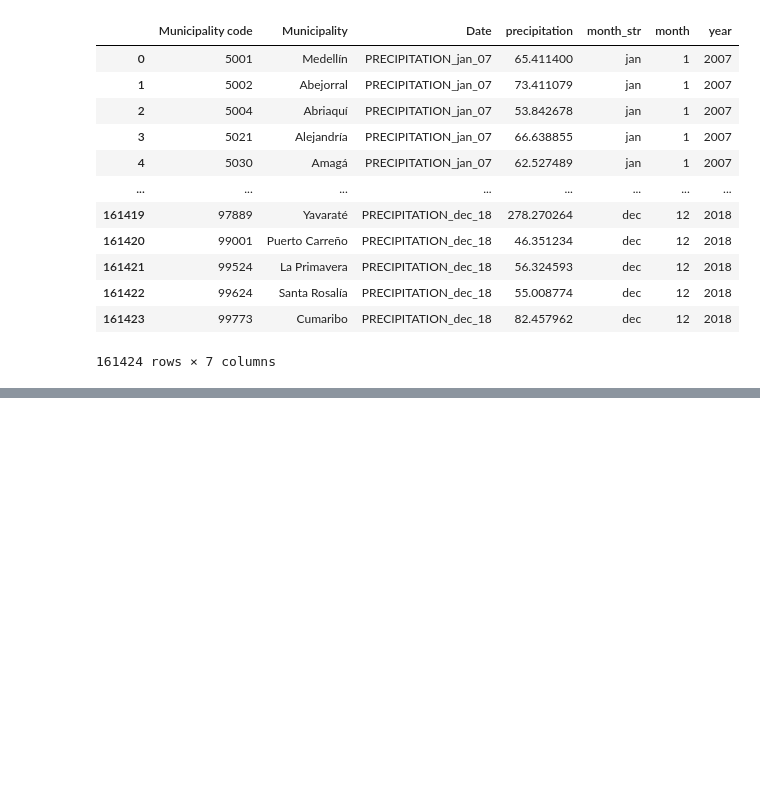
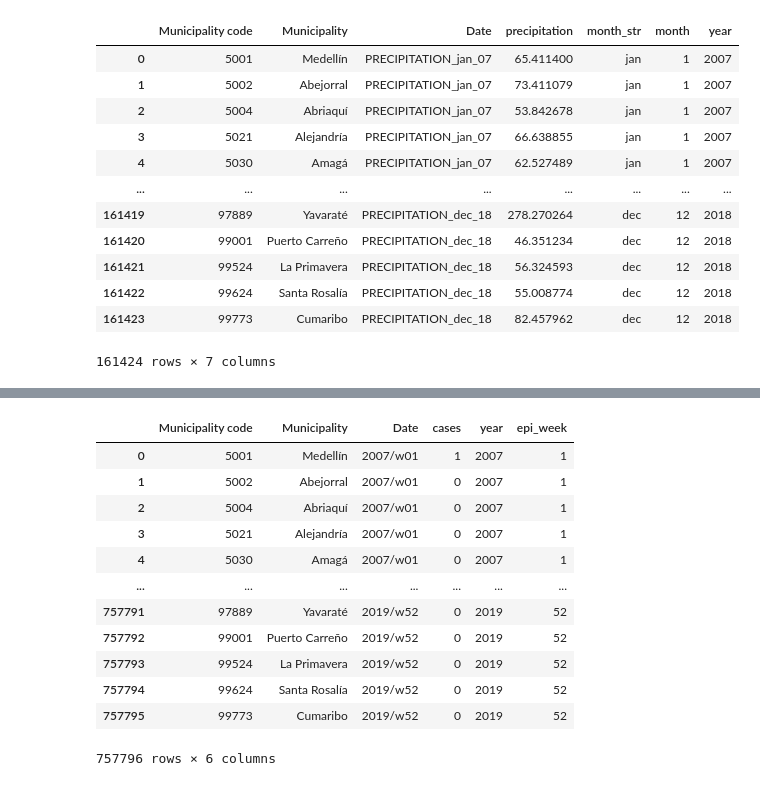
Before and after one commit to cposada8/dataton_make_health, a Jupyter notebook: EDA/Generar_data_colombia.ipynb, the cells around one changed output, grey strips where cells are left out. Cells and saved outputs as stored; diff of their text form; code cells hidden in the pictures; blank space fills up the shorter version.

```diff
--- a/EDA/Generar_data_colombia.ipynb
+++ b/EDA/Generar_data_colombia.ipynb
@@ -722,0 +753,5 @@ precipitation_data
+# %%
+epi_data = epi_data.melt(id_vars=["Municipality code", "Municipality"],
+        var_name="Date",
+        value_name="cases")
+epi_data
@@ -722,0 +772,3 @@ precipitation_data
+# %%
+epi_data["year"] = epi_data["Date"].apply(lambda x: int(x[:4]))
+epi_data
@@ -722,0 +789,17 @@ precipitation_data
+# %%
+epi_data["epi_week"] = epi_data["Date"].apply(lambda x: int(x[-2:]))
+epi_data
+# %% [output]
+|  | Municipality code | Municipality | Date | cases | year | epi_week |
+| 0 | 5001 | Medellín | 2007/w01 | 1 | 2007 | 1 |
+| 1 | 5002 | Abejorral | 2007/w01 | 0 | 2007 | 1 |
+| 2 | 5004 | Abriaquí | 2007/w01 | 0 | 2007 | 1 |
+| 3 | 5021 | Alejandría | 2007/w01 | 0 | 2007 | 1 |
+| 4 | 5030 | Amagá | 2007/w01 | 0 | 2007 | 1 |
+| ... | ... | ... | ... | ... | ... | ... |
+| 757791 | 97889 | Yavaraté | 2019/w52 | 0 | 2019 | 52 |
+| 757792 | 99001 | Puerto Carreño | 2019/w52 | 0 | 2019 | 52 |
+| 757793 | 99524 | La Primavera | 2019/w52 | 0 | 2019 | 52 |
+| 757794 | 99624 | Santa Rosalía | 2019/w52 | 0 | 2019 | 52 |
+| 757795 | 99773 | Cumaribo | 2019/w52 | 0 | 2019 | 52 |
+757796 rows × 6 columns
```
Also changed, not shown: parts of 6 cells of this notebook, 2 other files.
